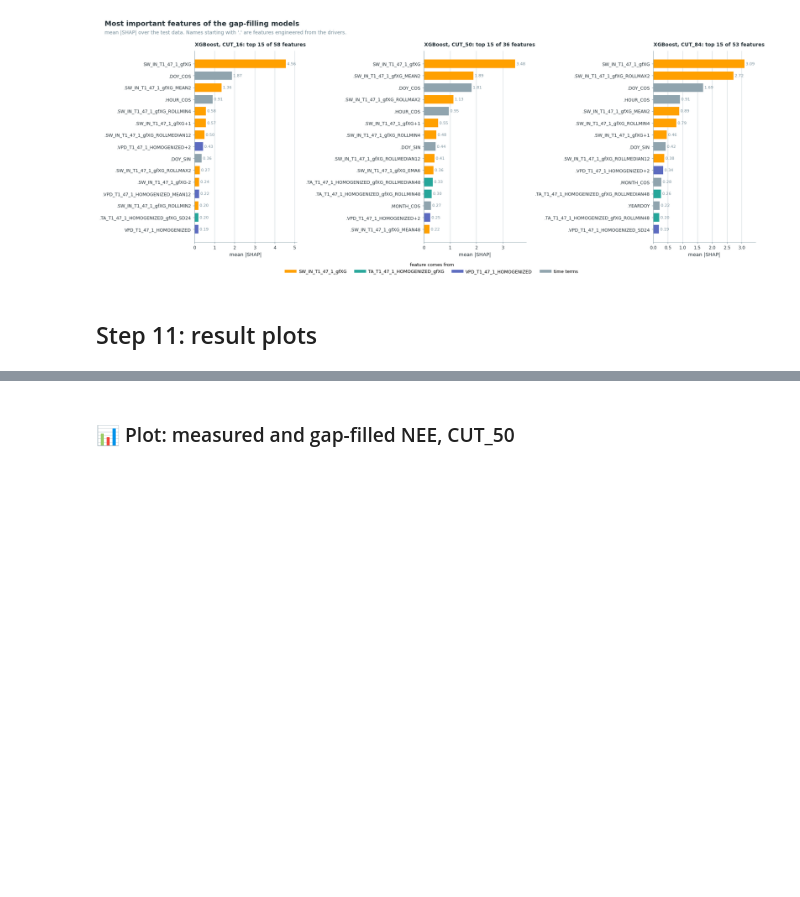
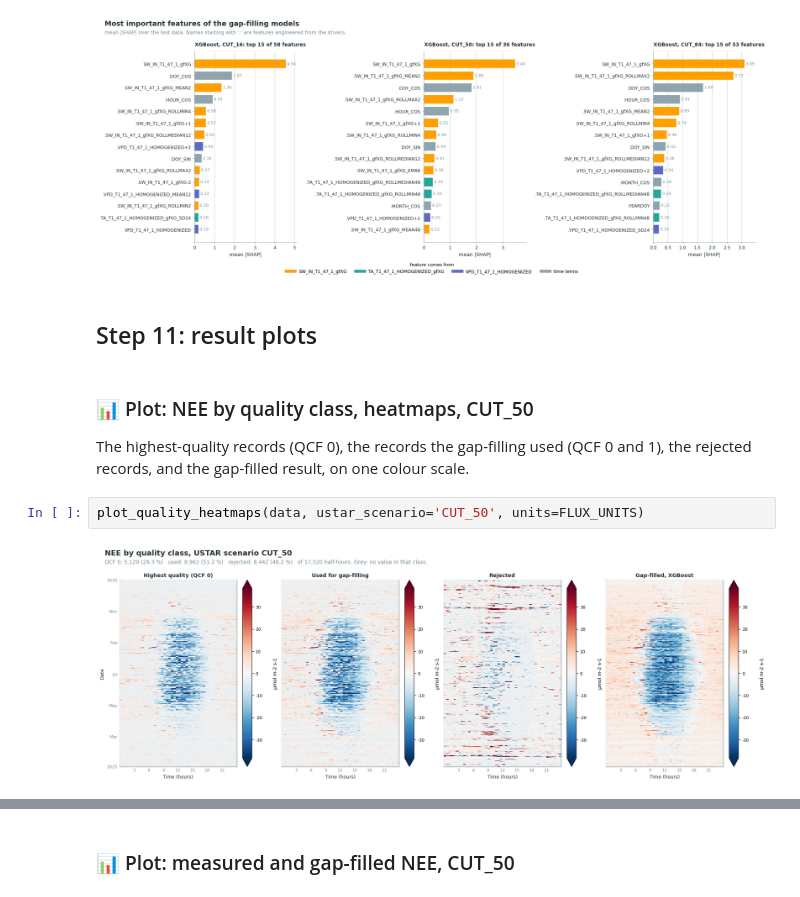
Before and after one commit to holukas/dataset_ch-lae_flux_product, a Jupyter notebook: workflow/30_FLUX_PROCESSING_CHAIN/34_IRGA72_2016-2024/01_FPPC_IRGA72_2016-2026.09.ipynb, the cells around one changed output, grey strips where cells are left out. Drawn from its saved outputs; the diff is of its cells as text; blank space fills up the shorter version.

```diff
--- a/workflow/30_FLUX_PROCESSING_CHAIN/34_IRGA72_2016-2024/01_FPPC_IRGA72_2016-2026.09.ipynb
+++ b/workflow/30_FLUX_PROCESSING_CHAIN/34_IRGA72_2016-2024/01_FPPC_IRGA72_2016-2026.09.ipynb
@@ -715,3 +770,12 @@ plot_feature_ranks_per_year(data)
 [figure]
 # %% [markdown]
 ## Step 11: result plots
+# %% [markdown]
+### 📊 Plot: NEE by quality class, heatmaps, CUT_50
+
+The highest-quality records (QCF 0), the records the gap-filling used (QCF 0 and 1), the rejected
+records, and the gap-filled result, on one colour scale.
+# %%
+plot_quality_heatmaps(data, ustar_scenario='CUT_50', units=FLUX_UNITS)
+# %% [output]
+[figure, added]
```
Also changed, not shown: parts of 19 cells of this notebook.
